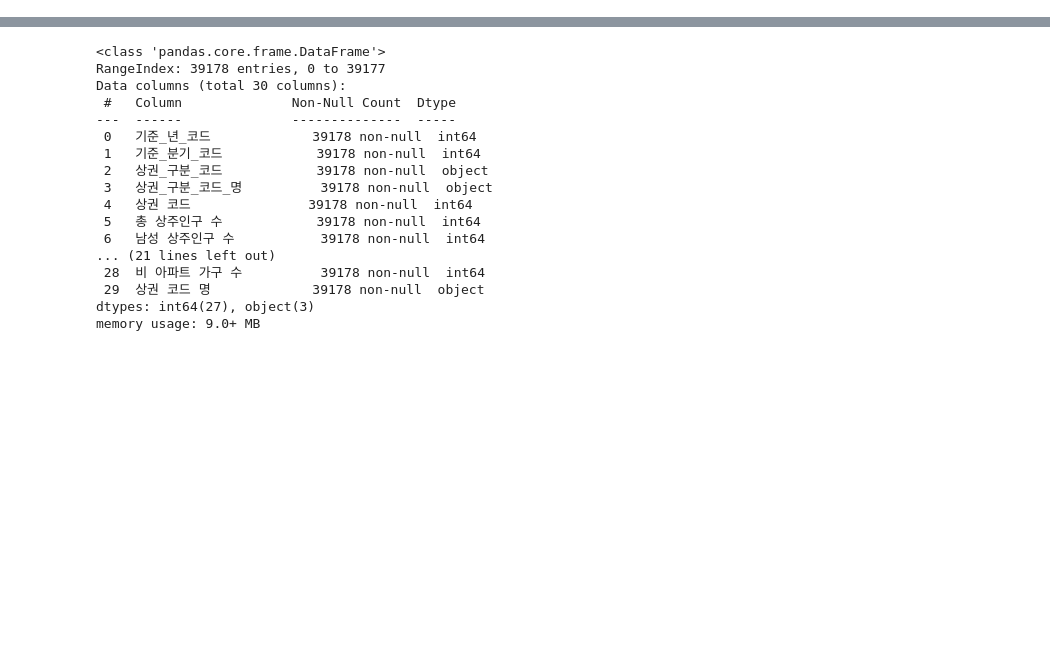
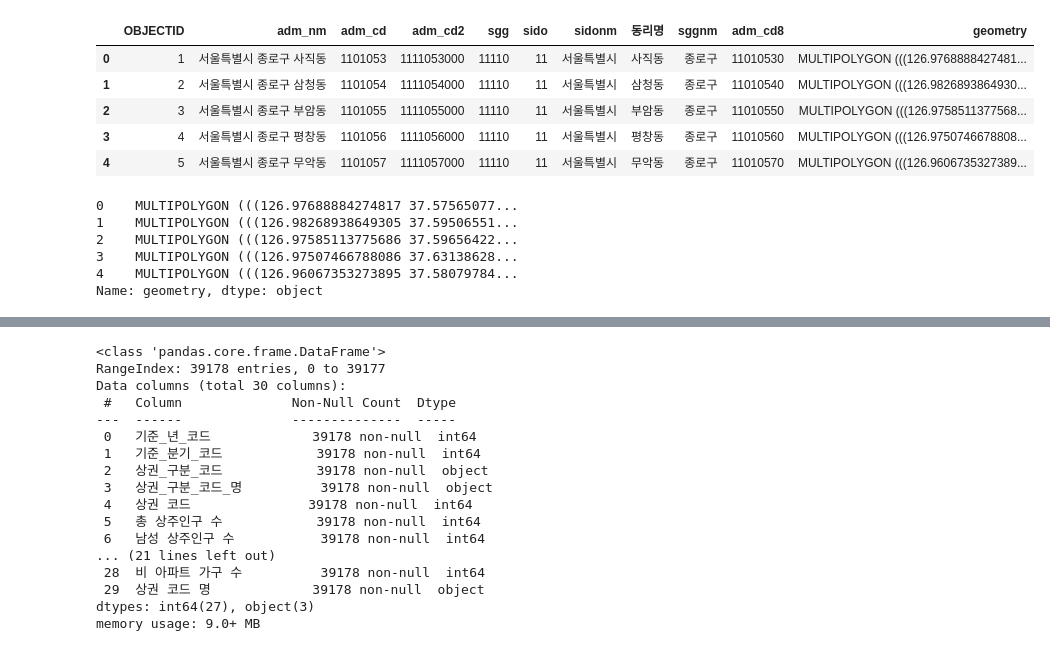
Before and after one commit to won195/TIL, a Jupyter notebook: 상주인구.ipynb, the cells around one changed output, grey strips where cells are left out. Saved outputs shown, nothing was run; the diff lists cells and outputs as text; code cells hidden in the pictures; blank space fills up the shorter version.

```diff
--- a/상주인구.ipynb
+++ b/상주인구.ipynb
@@ -4,3 +4,16 @@
 import pandas as pd
 # %% [markdown]
 ![image.png](embedded-picture-1)
+# %%
+df = pd.read_csv('/content/drive/MyDrive/상권분석/행정동_코드.csv')
+df1 = pd.read_csv('/content/drive/MyDrive/상권분석/상권영역_주소.csv')
+df2 = pd.read_csv('/content/drive/MyDrive/상권분석/상권영역.csv')
+# %%
+df.head()
+# %% [output]
+|  | OBJECTID | adm_nm | adm_cd | adm_cd2 | sgg | sido | sidonm | 동리명 | sggnm | adm_cd8 | geometry |
+| 0 | 1 | 서울특별시 종로구 사직동 | 1101053 | 1111053000 | 11110 | 11 | 서울특별시 | 사직동 | 종로구 | 11010530 | MULTIPOLYGON (((126.9768888427481... |
+| 1 | 2 | 서울특별시 종로구 삼청동 | 1101054 | 1111054000 | 11110 | 11 | 서울특별시 | 삼청동 | 종로구 | 11010540 | MULTIPOLYGON (((126.9826893864930... |
+| 2 | 3 | 서울특별시 종로구 부암동 | 1101055 | 1111055000 | 11110 | 11 | 서울특별시 | 부암동 | 종로구 | 11010550 | MULTIPOLYGON (((126.9758511377568... |
+| 3 | 4 | 서울특별시 종로구 평창동 | 1101056 | 1111056000 | 11110 | 11 | 서울특별시 | 평창동 | 종로구 | 11010560 | MULTIPOLYGON (((126.9750746678808... |
+| 4 | 5 | 서울특별시 종로구 무악동 | 1101057 | 1111057000 | 11110 | 11 | 서울특별시 | 무악동 | 종로구 | 11010570 | MULTIPOLYGON (((126.9606735327389... |
@@ -6,0 +24,9 @@ import pandas as pd
+# %%
+df['geometry'].head()
+# %% [output]
+0    MULTIPOLYGON (((126.97688884274817 37.57565077...
+1    MULTIPOLYGON (((126.98268938649305 37.59506551...
+2    MULTIPOLYGON (((126.97585113775686 37.59656422...
+3    MULTIPOLYGON (((126.97507466788086 37.63138628...
+4    MULTIPOLYGON (((126.96067353273895 37.58079784...
+Name: geometry, dtype: object
```
Also changed, not shown: parts of 8 cells of this notebook.
